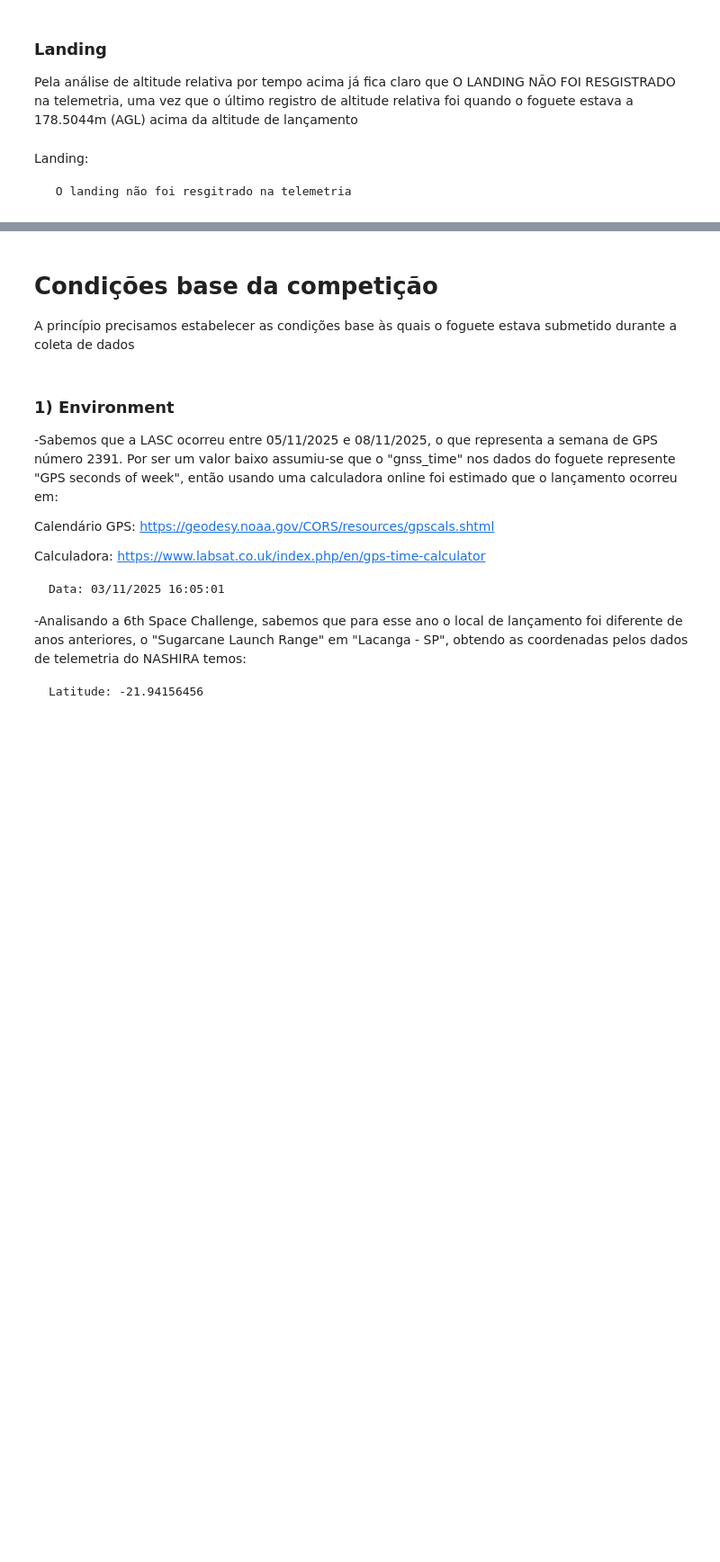
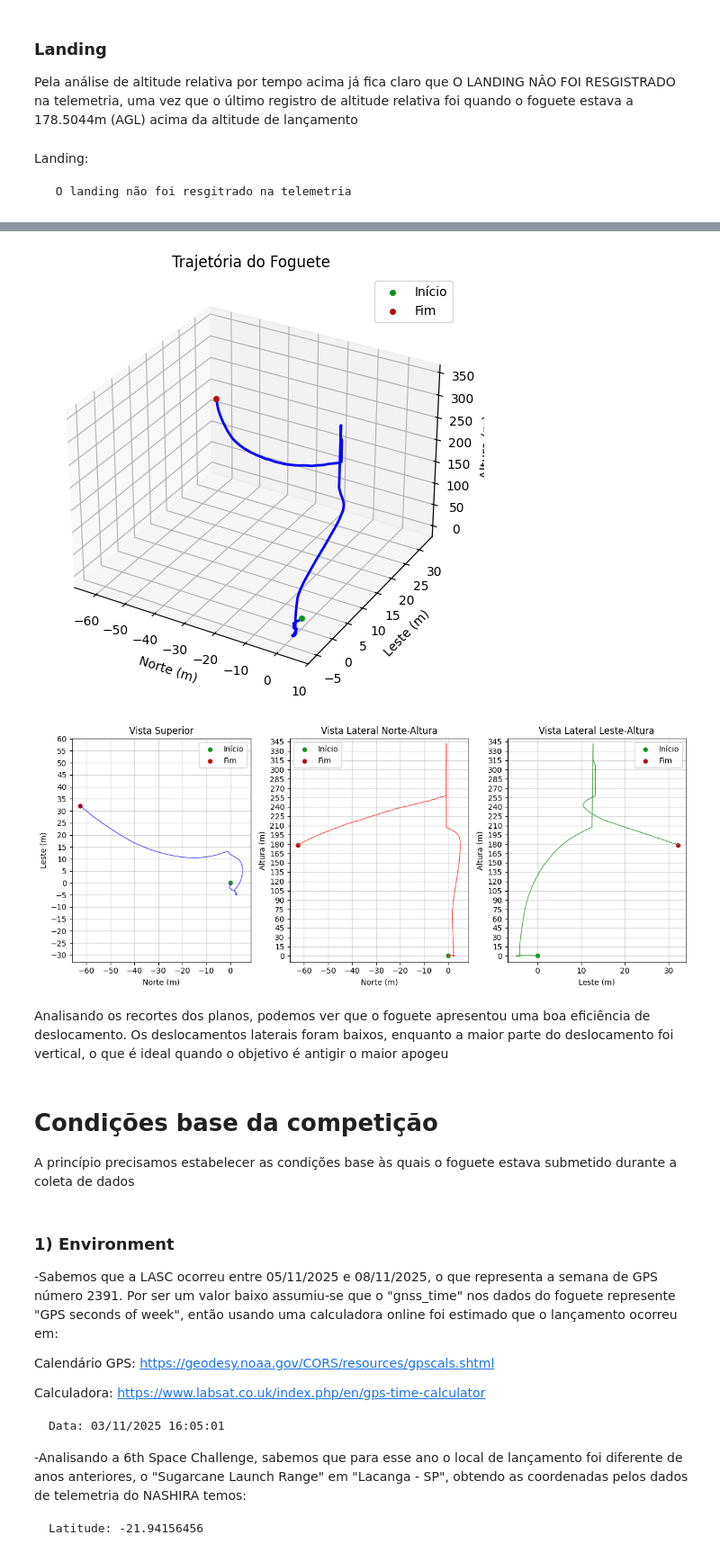
Before and after one commit to EnzoBat17/Analise-de-Dados-NASHIRA---EPTA, a Jupyter notebook: Analise de Dados NASHIRA.ipynb, the cells around one changed output, grey strips where cells are left out. Shown at 90% size. Saved outputs shown, nothing was run; the diff lists cells and outputs as text; code cells hidden in the pictures; blank space fills up the shorter version.

Commit message:
Adicionado a trajetória de vôo

```diff
--- a/Analise de Dados NASHIRA.ipynb
+++ b/Analise de Dados NASHIRA.ipynb
@@ -1021,3 +1148,69 @@ Landing:
+# %%
+# Gráfico 3D da trajetória
+fig = plt.figure(figsize=(14, 6))
+axe = fig.add_subplot(1,1,1, projection="3d")
+axe.plot(df["pos_n"], df["pos_e"], -df["pos_d"], "b-", linewidth=2)  # -pos_d para altura positiva
+axe.set_xlabel("Norte (m)")
+axe.set_ylabel("Leste (m)")
+axe.set_zlabel("Altura (m)")
+axe.set_title("Trajetória do Foguete")
+
+#Projeções da curva no plano
+fig, axes = plt.subplots(1, 3, figsize=(12, 5))
+
+# Vista Superior (xy)
+axes[0].plot(df["pos_n"], df["pos_e"], color="b", linewidth = 1, linestyle = "-", alpha=0.7)
+axes[0].set_xlabel("Norte (m)")
+axes[0].set_ylabel("Leste (m)")
+axes[0].set_title("Vista Superior")
+axes[0].grid(True, alpha= 0.5)
+axes[0].axis("equal")
+axes[0].xaxis.set_major_locator(ticker.MaxNLocator(8))
+axes[0].yaxis.set_major_locator(ticker.MaxNLocator(20))
+
+# Vista Lateral (xz)
+axes[1].plot(df["pos_n"], (-1)*df["pos_d"], color="r", linewidth = 1, linestyle = "-", alpha=0.7)
+axes[1].set_xlabel("Norte (m)")
+axes[1].set_ylabel("Altura (m)")
+axes[1].set_title("Vista Lateral Norte-Altura")
+axes[1].grid(True, alpha= 0.5)
+axes[1].set_ylim(-10,350)
+axes[1].xaxis.set_major_locator(ticker.MaxNLocator(8))
+axes[1].yaxis.set_major_locator(ticker.MaxNLocator(35))
+
+#Vista Lateral (yz)
+axes[2].plot(df["pos_e"], (-1)*df["pos_d"], color="g", linewidth = 1, linestyle = "-", alpha=0.7)
+axes[2].set_xlabel("Leste (m)")
+axes[2].set_ylabel("Altura (m)")
+axes[2].set_title("Vista Lateral Leste-Altura")
+axes[2].grid(True, alpha= 0.5)
+axes[2].set_ylim(-10,350)
+axes[2].yaxis.set_major_locator(ticker.MaxNLocator(35))
+
+#Marcando Início e Fim da coleta de dados
+axe.scatter(df["pos_n"].iloc[0], df["pos_e"].iloc[0],(-1)*df["pos_d"].iloc[0], color="#07941371", linewidths= 0.5, alpha=1, label = "Início")
+axe.scatter(df["pos_n"].iloc[-1], df["pos_e"].iloc[-1],(-1)*df["pos_d"].iloc[-1], color="#B70B0BCC", linewidths= 0.5, alpha=1, label = "Fim")
+
+axes[0].scatter(df["pos_n"].iloc[0], df["pos_e"].iloc[0], color="#07941371", linewidths= 0.1, alpha=1, label = "Início")
+axes[0].scatter(df["pos_n"].iloc[-1], df["pos_e"].iloc[-1], color="#B70B0BCC", linewidths= 0.1, alpha=1, label = "Fim")
+
+axes[1].scatter(df["pos_n"].iloc[0], (-1)*df["pos_d"].iloc[0], color="#07941371", linewidths= 0.1, alpha=1, label = "Início")
+axes[1].scatter(df["pos_n"].iloc[-1], (-1)*df["pos_d"].iloc[-1], color="#B70B0BCC", linewidths= 0.1, alpha=1, label = "Fim")
+
+axes[2].scatter(df["pos_e"].iloc[0], (-1)*df["pos_d"].iloc[0], color="#07941371", linewidths= 0.1, alpha=1, label = "Início")
+axes[2].scatter(df["pos_e"].iloc[-1], (-1)*df["pos_d"].iloc[-1], color="#B70B0BCC", linewidths= 0.1, alpha=1, label = "Fim")
+
+axe.legend()
+axes[0].legend()
+axes[1].legend()
+axes[2].legend()
+plt.tight_layout()
+plt.show()
+# %% [output]
+[figure, added]
+[figure, added]
+# %% [markdown]
+Analisando os recortes dos planos, podemos ver que o foguete apresentou uma boa eficiência de deslocamento. Os deslocamentos laterais foram baixos, enquanto a maior parte do deslocamento foi vertical, o que é ideal quando o objetivo é antigir o maior apogeu
 # %% [markdown]
 # Condições base da competição
 A princípio precisamos estabelecer as condições base às quais o foguete estava submetido durante a coleta de dados
```
Also changed, not shown: parts of 13 cells of this notebook.
